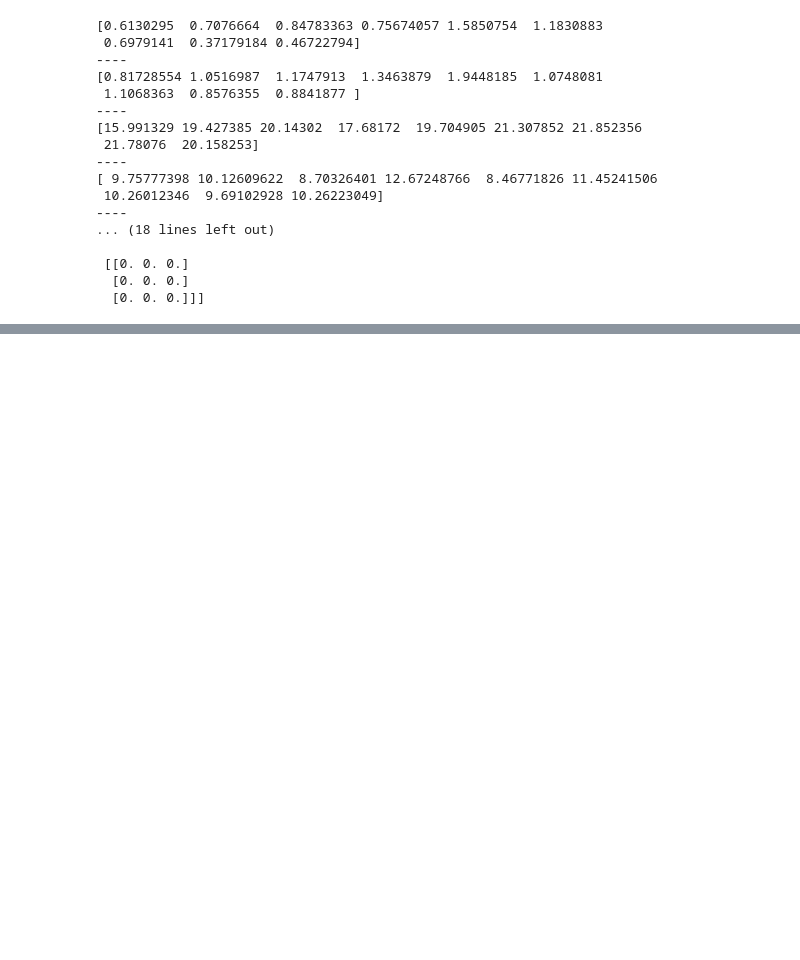
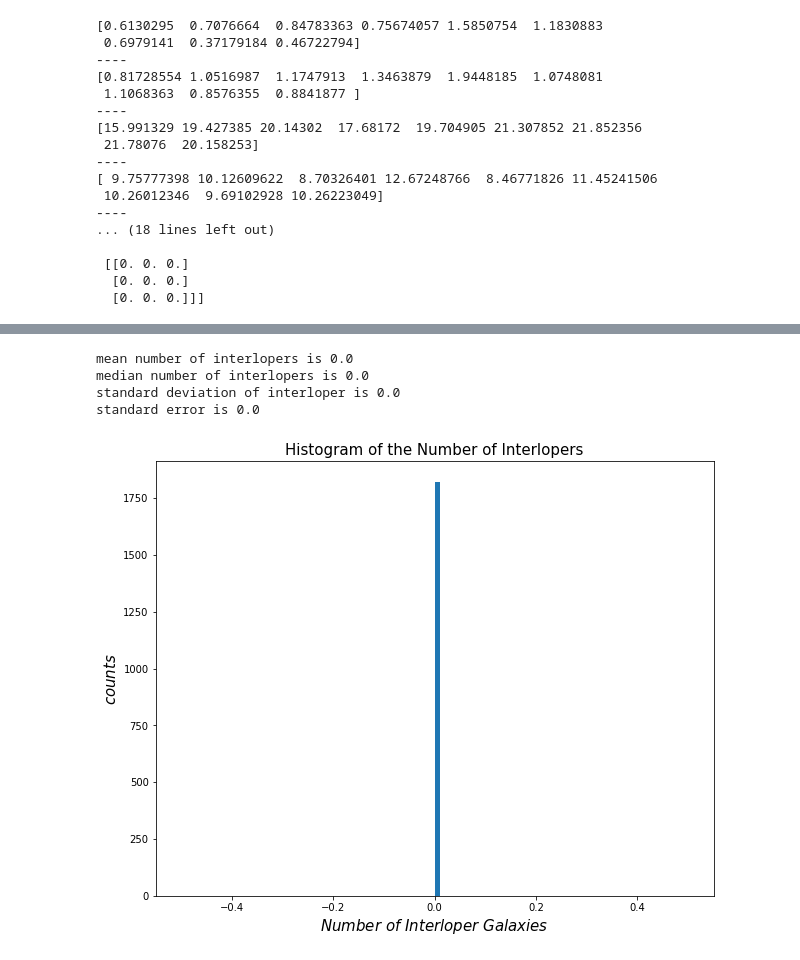
Before and after one commit to metownsend/LRG-Sats, a Jupyter notebook: making_masks2.ipynb, the cells around one changed output, grey strips where cells are left out. Cells and saved outputs as stored; diff of their text form; code cells hidden in the pictures; blank space fills up the shorter version.

```diff
--- a/making_masks2.ipynb
+++ b/making_masks2.ipynb
@@ -704,0 +879,12 @@ for i in range(len(zrange)-1):
+# %%
+totalNbkg(Nbkg)
+
+plt.show()
+
+Nbkg = np.array(Nbkg)
+# %% [output]
+mean number of interlopers is 0.0
+median number of interlopers is 0.0
+standard deviation of interloper is 0.0
+standard error is 0.0
+[figure, added]
```
Also changed, not shown: parts of 25 cells of this notebook.
